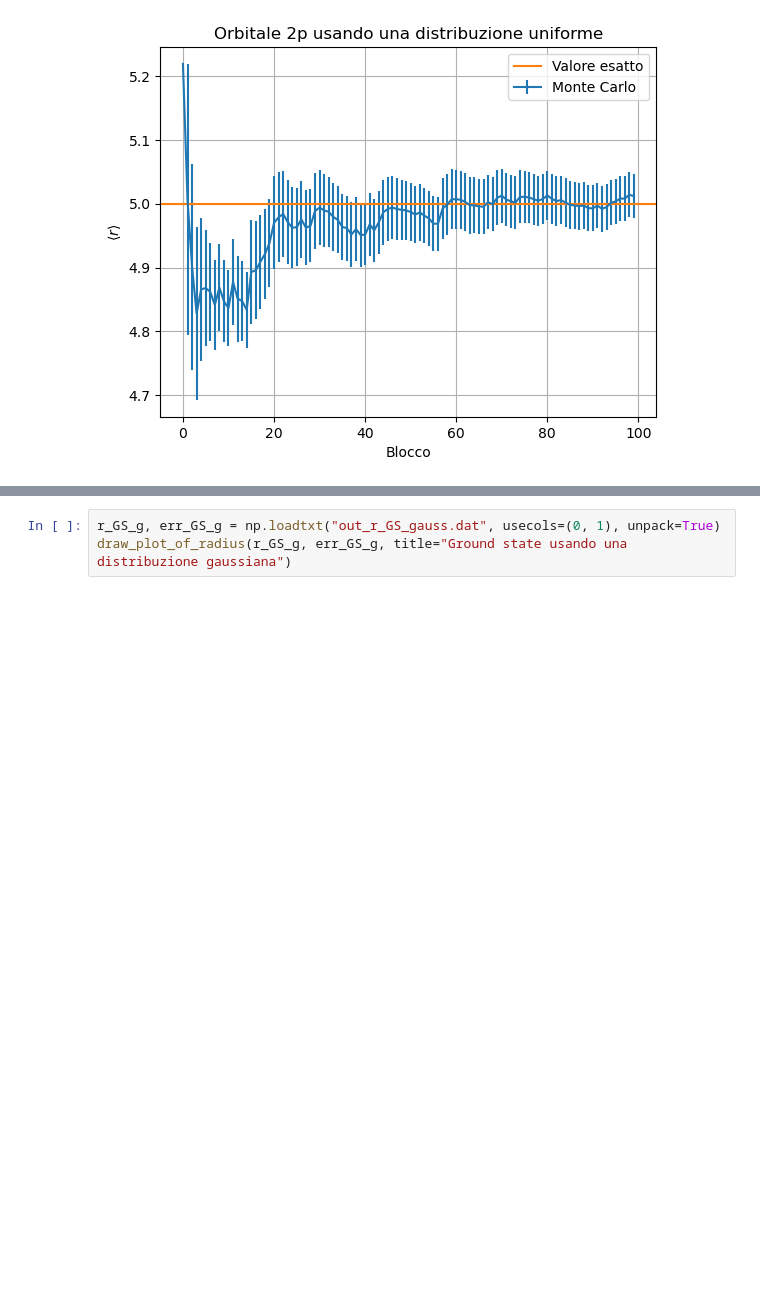
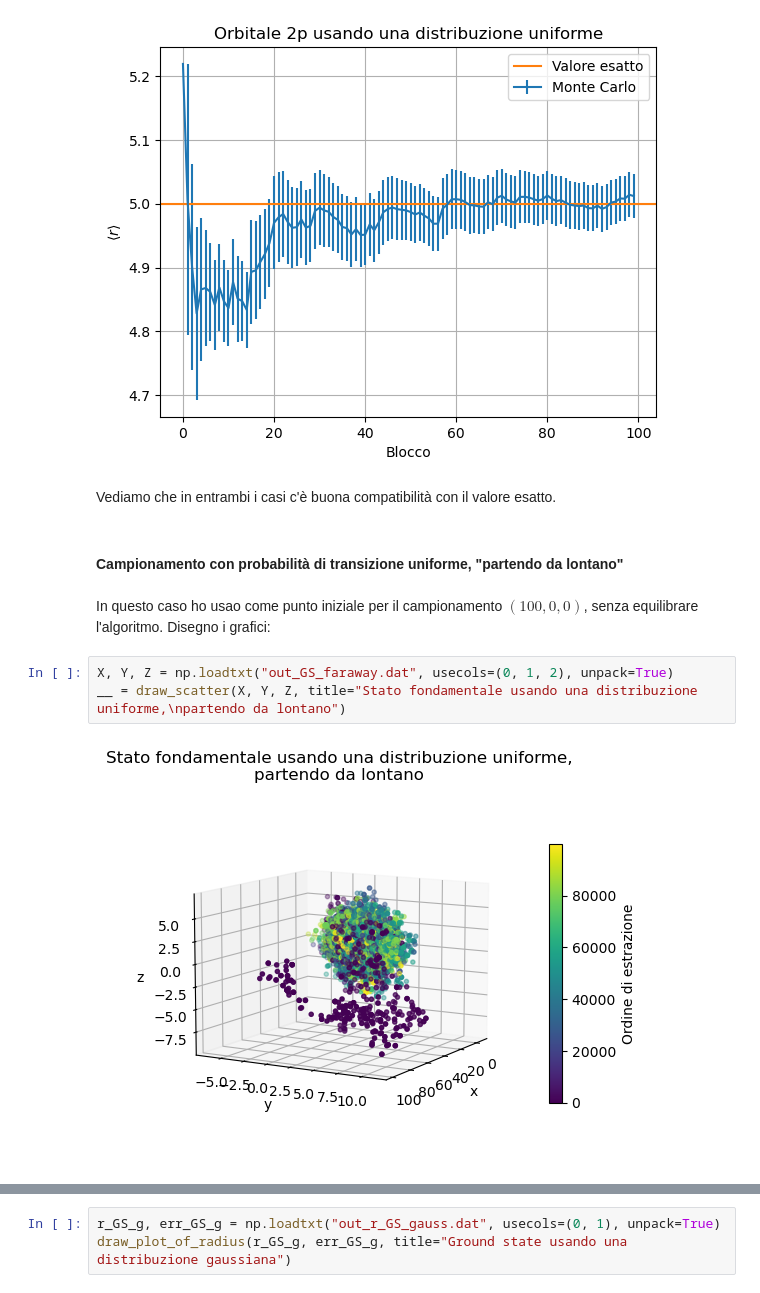
Before and after one commit to eliasteve/labsimnumerica, a Jupyter notebook: LSN_05/LSN_05.ipynb, the cells around one changed output, grey strips where cells are left out. Cells and saved outputs as stored; diff of their text form; blank space fills up the shorter version.

```diff
--- a/LSN_05/LSN_05.ipynb
+++ b/LSN_05/LSN_05.ipynb
@@ -70,3 +89,14 @@ r_2p, err_2p = np.loadtxt("out_r_2p.dat", usecols=(0, 1), unpack=True)
 draw_plot_of_radius(r_2p, err_2p, title="Orbitale 2p usando una distribuzione uniforme", exact_value=5)
 # %% [output]
 [figure]
+# %% [markdown]
+Vediamo che in entrambi i casi c'è buona compatibilità con il valore esatto.
+# %% [markdown]
+#### Campionamento con probabilità di transizione uniforme, "partendo da lontano"
+# %% [markdown]
+In questo caso ho usao come punto iniziale per il campionamento $(100, 0, 0)$, senza equilibrare l'algoritmo. Disegno i grafici:
+# %%
+X, Y, Z = np.loadtxt("out_GS_faraway.dat", usecols=(0, 1, 2), unpack=True)
+__ = draw_scatter(X, Y, Z, title="Stato fondamentale usando una distribuzione uniforme,\npartendo da lontano")
+# %% [output]
+[figure, new version]
```
Also changed, not shown: parts of 27 cells of this notebook, 2 other files.
